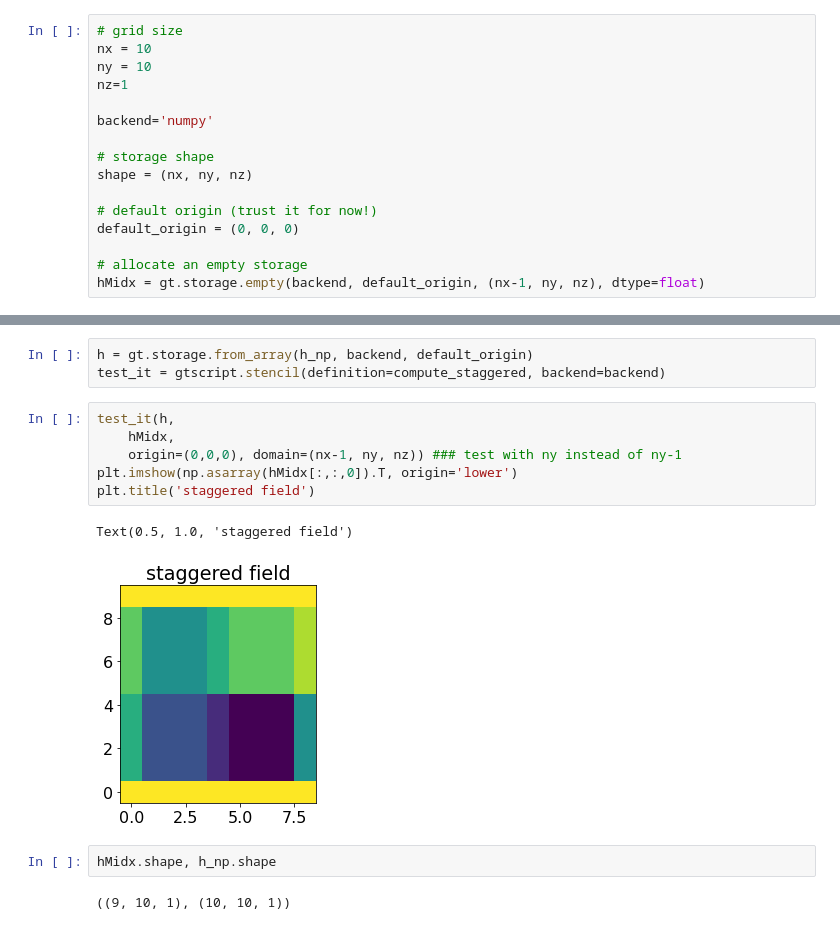
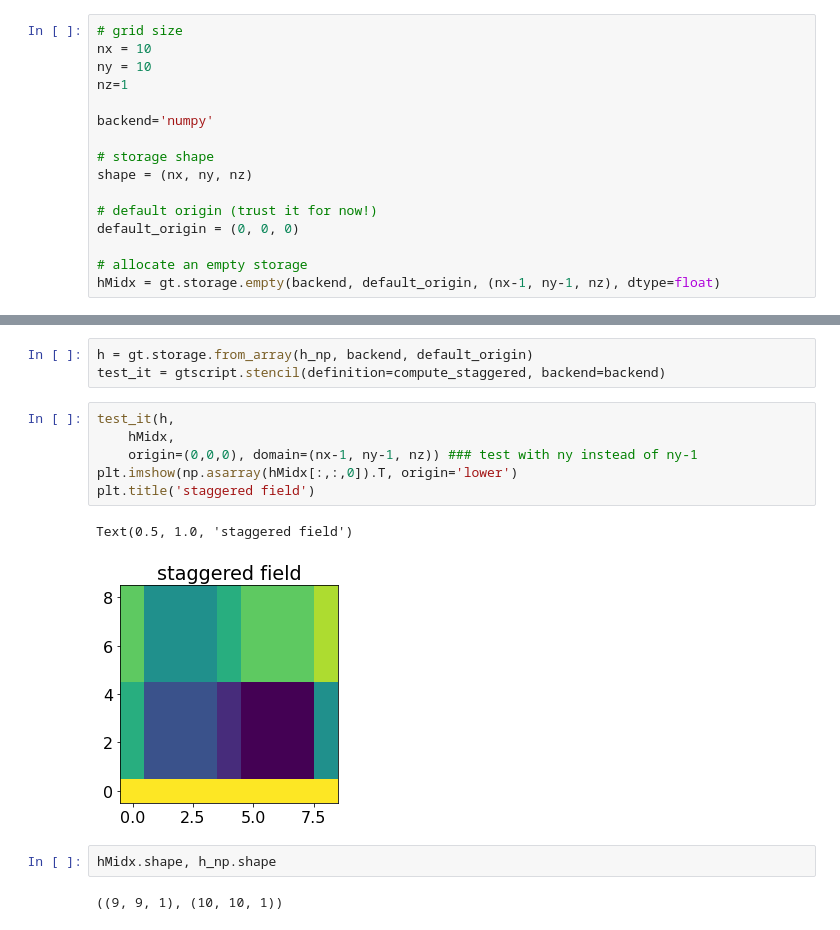
Before and after one commit to ofuhrer/HPC4WC, a Jupyter notebook: projects/2023/project06_shallow_water/Test_Case-Mid.ipynb, the cells around one changed output, grey strips where cells are left out. Saved outputs shown, nothing was run; the diff lists cells and outputs as text.

```diff
--- a/projects/2023/project06_shallow_water/Test_Case-Mid.ipynb
+++ b/projects/2023/project06_shallow_water/Test_Case-Mid.ipynb
@@ -21,7 +21,7 @@ shape = (nx, ny, nz)
 default_origin = (0, 0, 0)
 
 # allocate an empty storage
-hMidx = gt.storage.empty(backend, default_origin, (nx-1, ny, nz), dtype=float)
+hMidx = gt.storage.empty(backend, default_origin, (nx-1, ny-1, nz), dtype=float)
 # %%
 def compute_staggered(
     h: gtscript.Field[float],
@@ -53,13 +53,13 @@ test_it = gtscript.stencil(definition=compute_staggered, backend=backend)
 # %%
 test_it(h,
     hMidx,
-    origin=(0,0,0), domain=(nx-1, ny, nz)) ### test with ny instead of ny-1
+    origin=(0,0,0), domain=(nx-1, ny-1, nz)) ### test with ny instead of ny-1
 plt.imshow(np.asarray(hMidx[:,:,0]).T, origin='lower')
 plt.title('staggered field')
 # %% [output]
 Text(0.5, 1.0, 'staggered field')
-[figure, old version]
+[figure, new version]
 # %%
 hMidx.shape, h_np.shape
 # %% [output]
-((9, 10, 1), (10, 10, 1))
+((9, 9, 1), (10, 10, 1))
```
Also changed, not shown: 30 other files.
